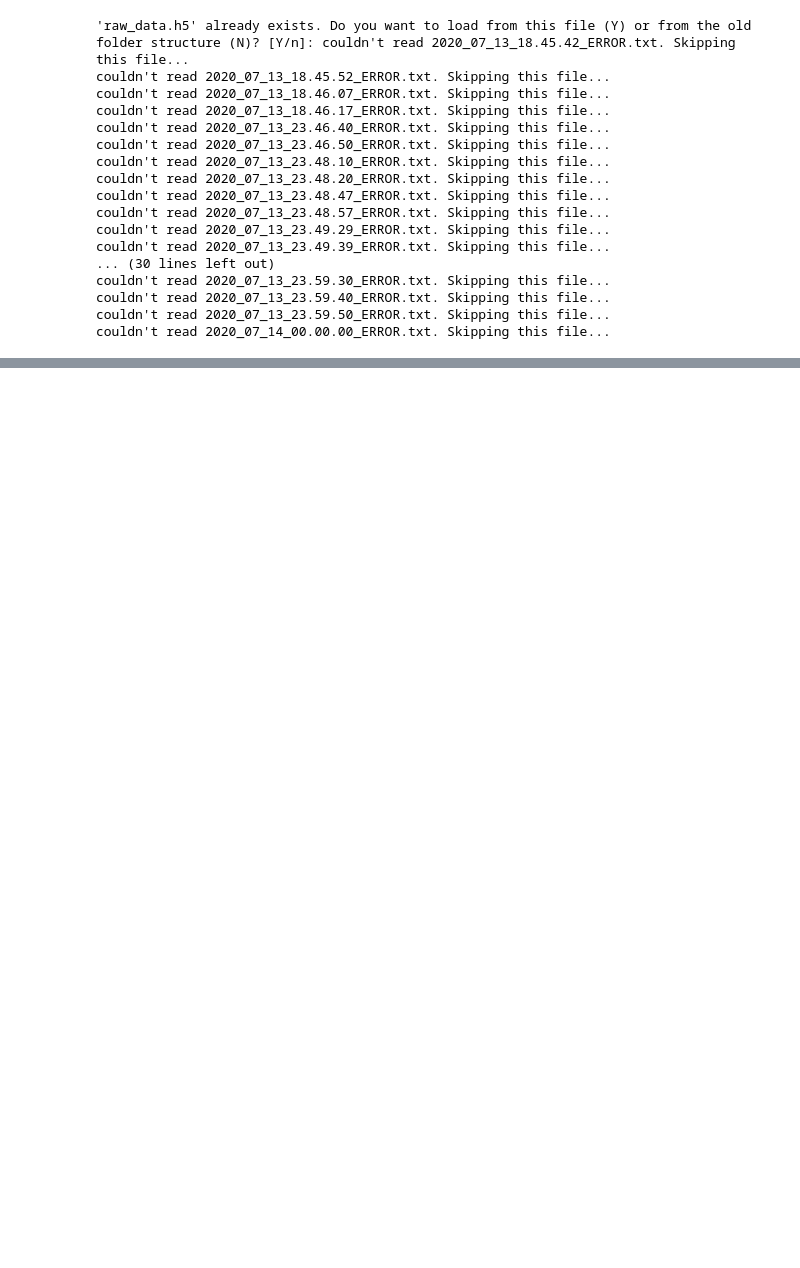
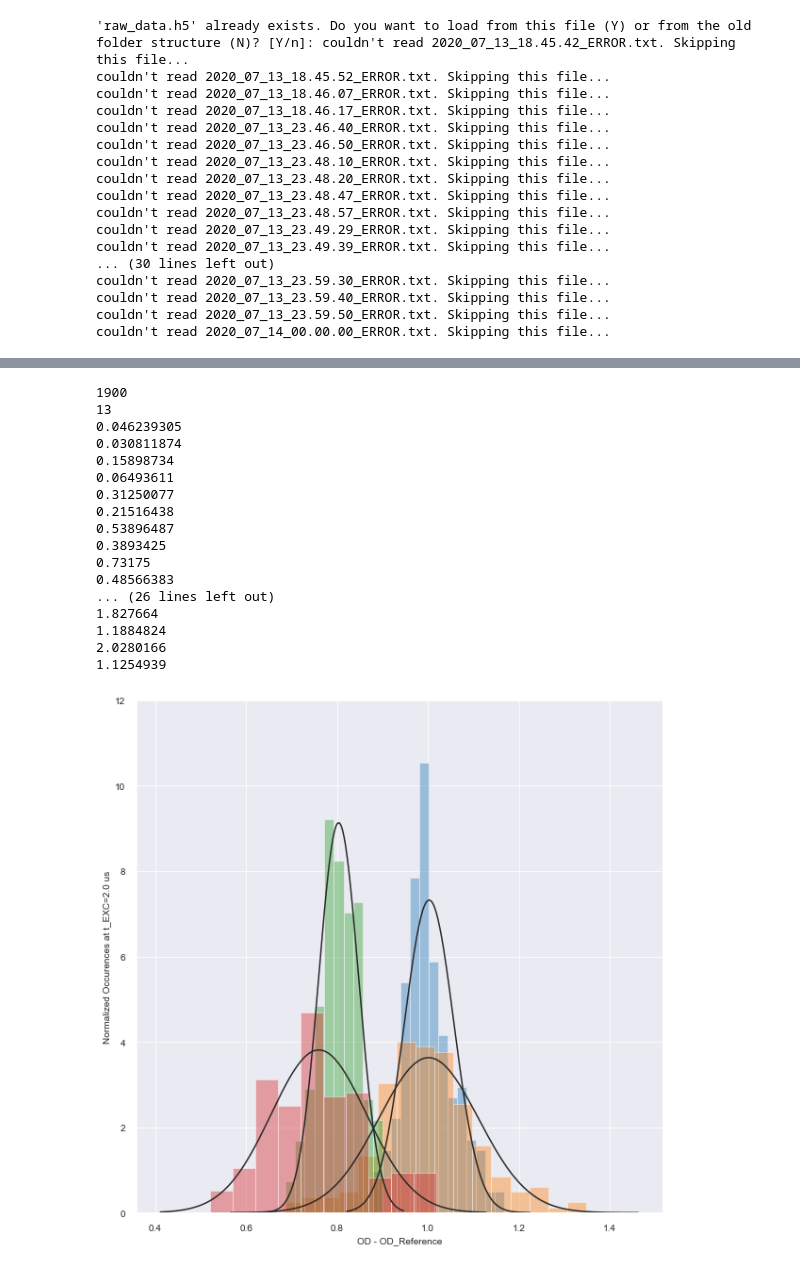
Before and after one commit to RydbergQD/rydanalysis, a Jupyter notebook: docs/InteractionEnhancedImagingFullScan.ipynb, the cells around one changed output, grey strips where cells are left out. Saved outputs shown, nothing was run; the diff lists cells and outputs as text; code cells hidden in the pictures; blank space fills up the shorter version.

Commit message:
Testing PCA Parameters

```diff
--- a/docs/InteractionEnhancedImagingFullScan.ipynb
+++ b/docs/InteractionEnhancedImagingFullScan.ipynb
@@ -109,21 +250,29 @@ AttributeError: 'InteractionEnhancedImaging' object has no attribute 'delta_tran
 # %%
-from scipy import stats
-import seaborn as sns
-from pylab import rcParams
 rcParams['figure.figsize'] = 10, 10
 
 eit=dict(tEXC=0)
 blocked=dict(tEXC=0.004)
 
-#deltaod.groupby('tEXC').mean('shot')
+IEI=InteractionEnhancedImaging.from_raw_data(seq.raw_data,mask=elliptical,roi_mask=two_level,crop_mask=crop,
+                                             absorption_ref_kwargs=dict(tEXC=0),
+                                             pca_kwargs=dict(n_components=1900),pca_density_kwargs=dict(n_components=13))
+
+
+trans=IEI.transmission
+deltatrans=IEI.transmission_ratio
+deltaod=IEI.delta_optical_depth
+ref=IEI.transmission_reference
+opt_ref=IEI.optimized_transmission_reference(IEI.transmission)
+single=IEI.absorption_images
+light_ref=IEI.optimized_reference_images(IEI.absorption_images)#IEI.transmission_reference
+density_ref=IEI.optimized_transmission_reference(IEI.transmission)
 
 eitlist=[]
 eitlist1=[]
 
-
 for n in range(0,197):
-    eitlist.append(deltaod.sel(eit)[n].where(roi)[9:11,42:46].mean())
-    eitlist1.append(deltaod.sel(eit)[n].where(roi)[9,43])
+    eitlist.append(deltatrans.sel(eit)[n][9:11,42:46].mean())
+    eitlist1.append(deltatrans.sel(eit)[n][9,43])
 
 
 meaneit=stats.norm.fit(eitlist)[0]
@@ -149,8 +298,8 @@ for texc in [0.0001,0.0002,0.0003,0.0004,0.0005,0.0006,0.0007,0.0008,0.0009,0.00
                 #singlelist.append(single.sel(eit)[n].where(roi)[15+y,44+x]*1.37)
                 #singlelist1.append(single.sel(blocked)[n].where(roi)[15+y,44+x]*1.37)
                 #odlist.append(deltaod.sel(eit)[n].where(roi)[9+y,43+x])
-                odlist.append(deltaod.sel(blocked)[n].where(roi)[9:11,42:46].mean())
-                odlist1.append(deltaod.sel(blocked)[n].where(roi)[9,43])
+                odlist.append(deltatrans.sel(blocked)[n][9:11,42:46].mean())
+                odlist1.append(deltatrans.sel(blocked)[n][9,43])
                 #odlist2.append(delta_t_norm.sel(eit)[n].where(roi)[8+y,44+x])
                 #odlist3.append(delta_t_norm.sel(blocked)[n].where(roi)[8+y,44+x])
             try:
@@ -161,38 +310,57 @@ for texc in [0.0001,0.0002,0.0003,0.0004,0.0005,0.0006,0.0007,0.0008,0.0009,0.00
                 #plt.ylabel('Occurences at y=%.0f , x=%.0f' %(y,x))
                 #plt.xlabel('Counts')
                 #plt.show()
-                signal=stats.norm.fit(odlist)[0]-meaneit
+                signal=np.abs(stats.norm.fit(odlist)[0]-meaneit)
                 noise=stats.norm.fit(odlist)[1]+noiseeit
                 print(signal/noise)
                 signallist.append(signal)
                 noiselist.append(noise)
                 snrlist.append(signal/noise)
 
-                signal1=stats.norm.fit(odlist1)[0]-meaneit1
+                signal1=np.abs(stats.norm.fit(odlist1)[0]-meaneit1)
                 noise1=stats.norm.fit(odlist1)[1]+noiseeit1
                 print(signal1/noise1)
                 signallist1.append(signal1)
                 noiselist1.append(noise1)
                 snrlist1.append(signal1/noise1)
                 #print(signal/noise)
                 #print(stats.norm.fit(odlist2))
                 #print(stats.norm.fit(odlist3))
                 plt.clf()
                 sns.distplot(eitlist, fit=stats.norm, kde=False)
                 sns.distplot(eitlist1, fit=stats.norm, kde=False)
                 sns.distplot(odlist, fit=stats.norm, kde=False)
                 sns.distplot(odlist1, fit=stats.norm, kde=False)
                 #sns.distplot(odlist2, fit=stats.norm, kde=False)
                 #sns.distplot(odlist3, fit=stats.norm, kde=False)
                 texc=texc*1000
                 plt.xlabel('OD - OD_Reference')
-                plt.xlim(-0.3,0.6)
+                #plt.xlim(-0.3,0.6)
                 plt.ylim(0,12)
                 plt.ylabel('Normalized Occurences at t_EXC=%.1f us' %texc)# at y=%.0f , x=%.0f' %(y,x))
                 #plt.show()
                 plt.savefig('/Users/qd/Desktop/DATA/t_EXC=%.1f us.png' %texc)
             except:
                 print('Out of ROI with x:',x,'y:',y)
+# %% [output]
+1900
+13
+0.046239305
+0.030811874
+0.15898734
+0.06493611
+0.31250077
+0.21516438
+0.53896487
+0.3893425
+0.73175
+0.48566383
+... (26 lines left out)
+1.827664
+1.1884824
+2.0280166
+1.1254939
+[figure, added]
 # %%
 plt.errorbar(np.linspace(0.1,2,20),signallist1,noiselist1/np.sqrt(193),linestyle='',marker='o',markersize=1.8,label="Single Pixel (8.8 um)^2 ")
 plt.xlabel("39S Excitation time [us]")
```
Also changed, not shown: parts of 4 cells of this notebook, 2 other files.
